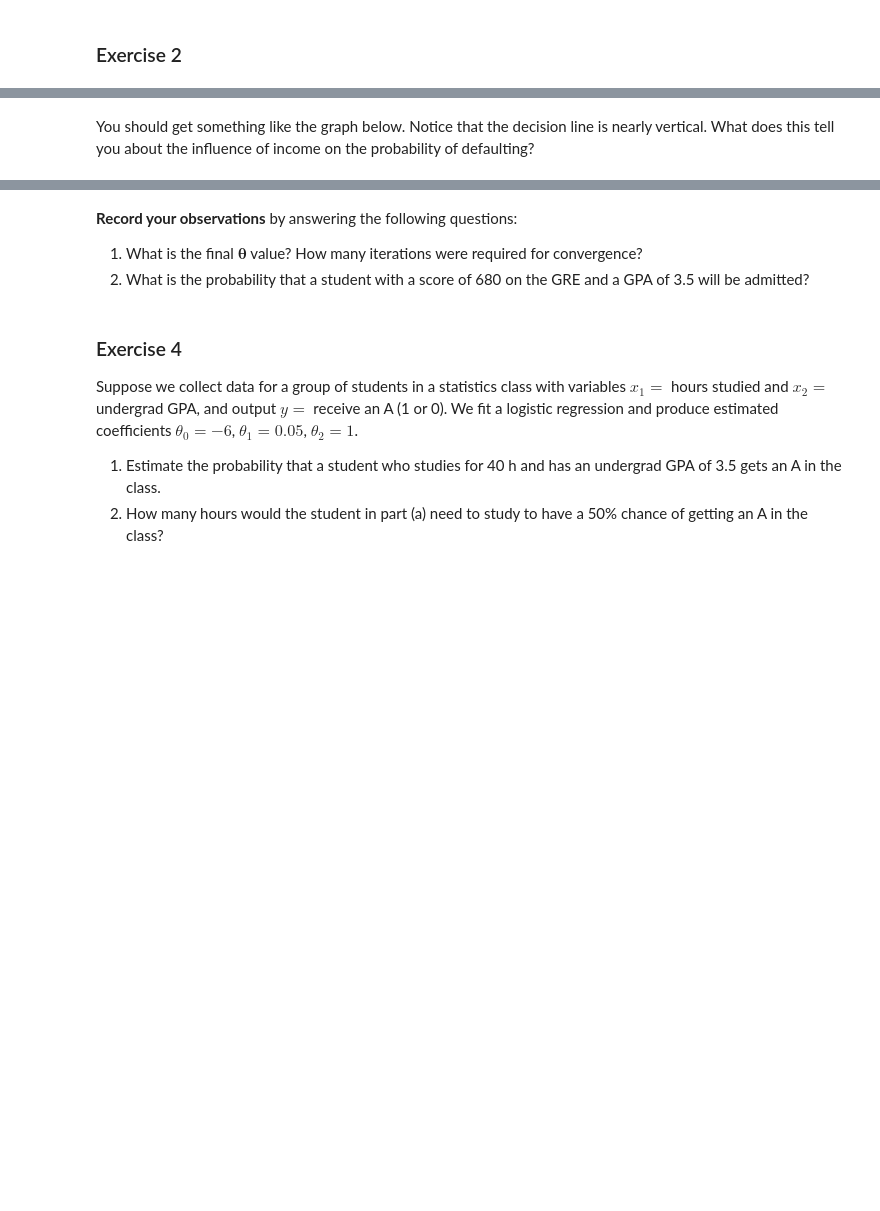
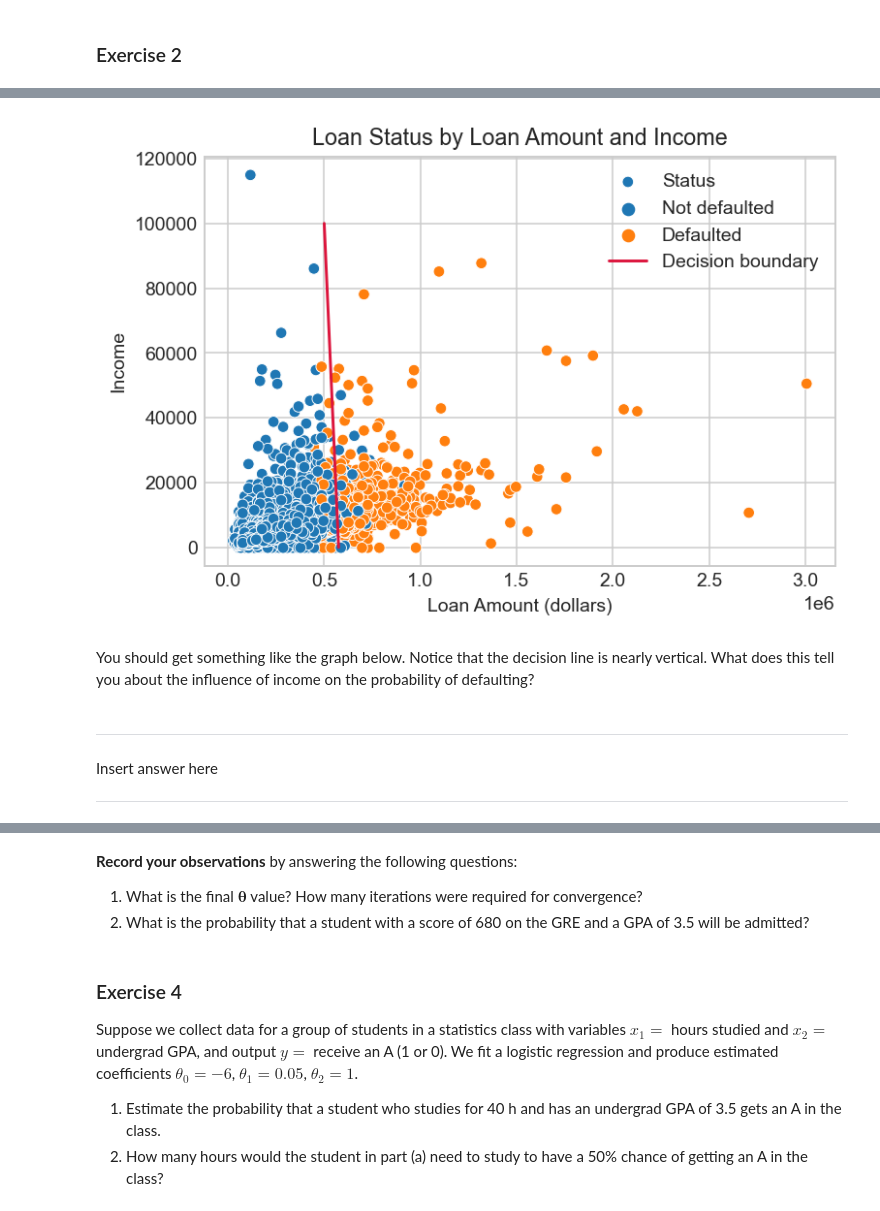
Before and after one commit to cedholm/Gradient-descent-methods-in-machine-learning, a Jupyter notebook: Lesson-4-Logistic-Regression.ipynb, the cells around one changed output, grey strips where cells are left out. Saved outputs shown, nothing was run; the diff lists cells and outputs as text; code cells hidden in the pictures; blank space fills up the shorter version.

```diff
--- a/Lesson-4-Logistic-Regression.ipynb
+++ b/Lesson-4-Logistic-Regression.ipynb
@@ -180,2 +195,40 @@ Modify the code above so that it plots the decision boundary on top of the scatt
+# %%
+# Insert code here
+
+#------------------------
+# Create plot
+#------------------------
+
+x_1 = np.arange(500000, 575000, 100)
+
+theta0 = 11.5
+theta1 = -0.00002
+theta2 = -0.000015
+
+x_2 = -1/theta2*(theta0 + theta1*x_1)
+
+# Make figure size
+fig = plt.figure(dpi = 140)
+
+# Plot df data
+sns.scatterplot(data = df, hue='status', x='loan_amount', y='income')
+
+plt.plot(x_1, x_2, marker = '', color = 'crimson', label = 'Decision boundary')
+
+# Label figure
+plt.xlabel('Loan Amount (dollars)')
+plt.ylabel('Income')
+plt.title('Loan Status by Loan Amount and Income')
+
+# Add legend
+plt.legend(['Status','Not defaulted', 'Defaulted', 'Decision boundary'])
+
+# Uncommment to save figure
+plt.savefig('loanStatusDecisionBoundary.pdf', bbox_inches='tight', dpi= 300)
+
+# Show the plot
+plt.show()
+# %% [output]
+[figure, added]
 # %% [markdown]
 You should get something like the graph below.  Notice that the decision line is nearly vertical.  What does this tell you about the influence of income on the probability of defaulting?
@@ -184,3 +235,9 @@ You should get something like the graph below.  Notice that the decision line is
+# %% [markdown]
+-----
+
+Insert answer here
+
+-----
 # %% [markdown]
 ### Exercise 3 - Logistic Regression and Gradient Descent
 
```
Also changed, not shown: parts of 37 cells of this notebook, 2 other files.
